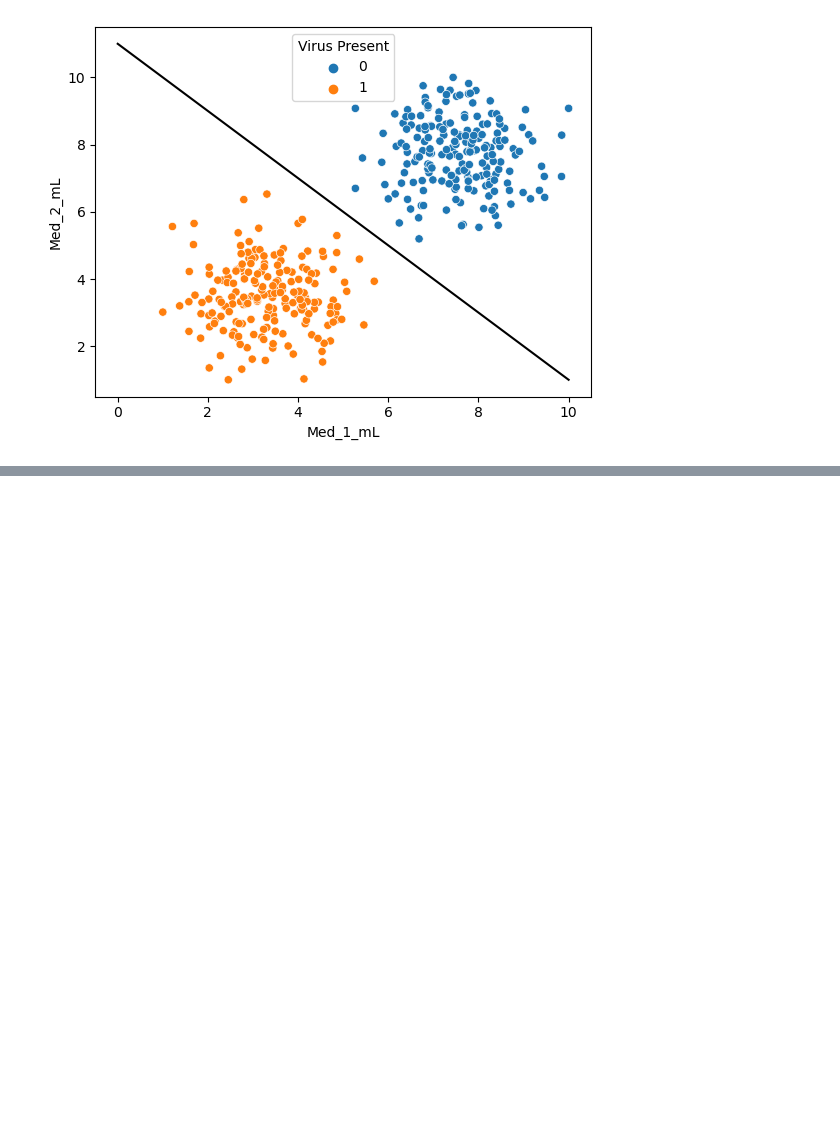
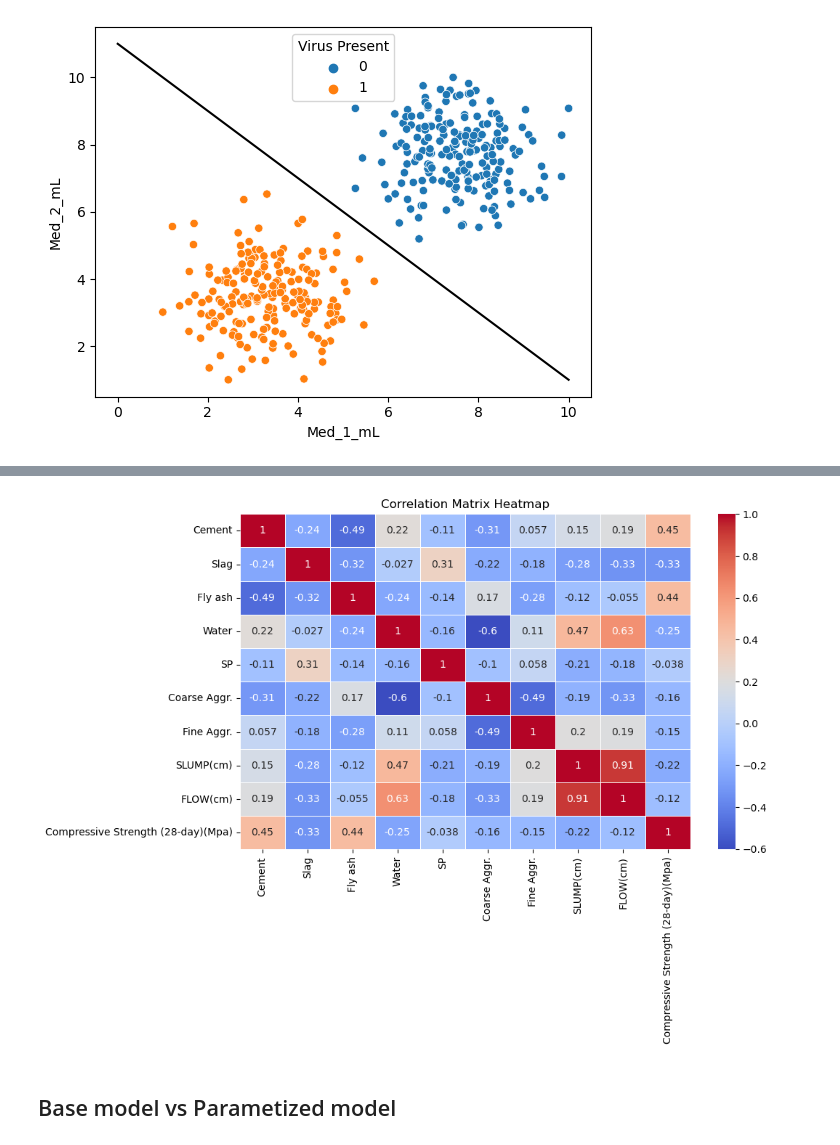
Before and after one commit to Emekaiscoding/ML_progress, a Jupyter notebook: support_vector_machines.ipynb, the cells around one changed output, grey strips where cells are left out. Saved outputs shown, nothing was run; the diff lists cells and outputs as text; code cells hidden in the pictures; blank space fills up the shorter version.

```diff
--- a/support_vector_machines.ipynb
+++ b/support_vector_machines.ipynb
@@ -29,0 +106,3 @@ plt.show();
+# %%
+df = pd.read_csv(r"C:\Users\chukw\Downloads\ML, AI\Udemy ML\data\cement_slump.csv")
+df.head()
@@ -29,0 +169,15 @@ plt.show();
+# %%
+corr_matrix = df.corr()
+
+# Display the correlation matrix
+#print(corr_matrix)
+
+# Optional: Plot the correlation matrix using seaborn heatmap
+plt.figure(figsize=(10, 6))
+sns.heatmap(corr_matrix, annot=True, cmap='coolwarm', linewidths=0.5)
+plt.title("Correlation Matrix Heatmap")
+plt.show()
+# %% [output]
+[figure, added]
+# %% [markdown]
+## Base model vs Parametized model
```
Also changed, not shown: parts of 41 cells of this notebook, 4 other files.
